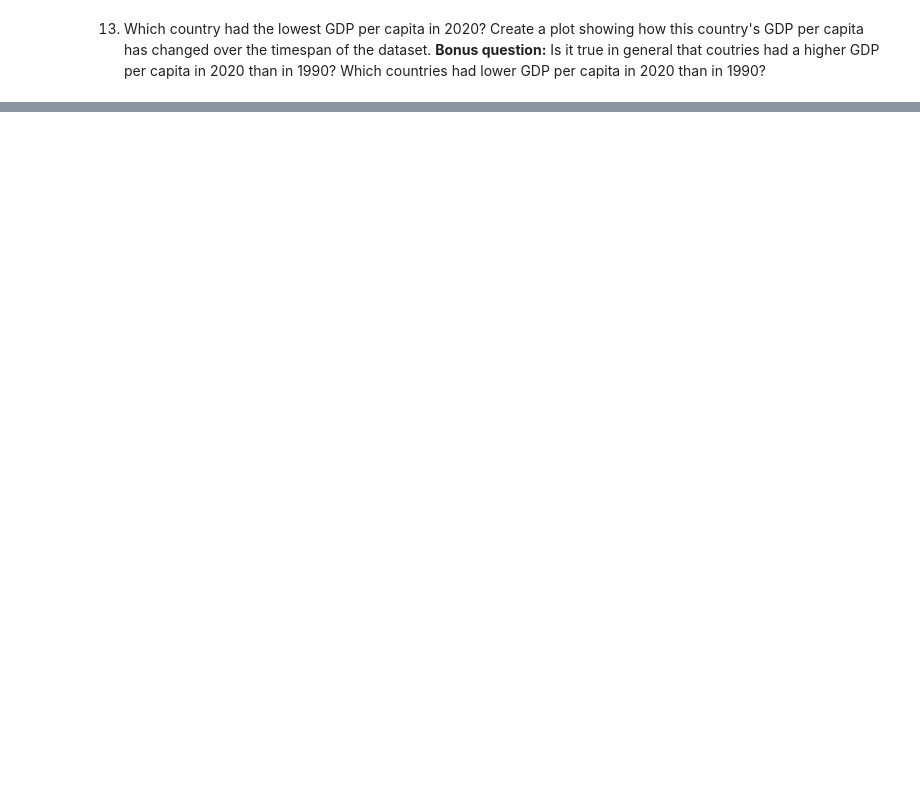
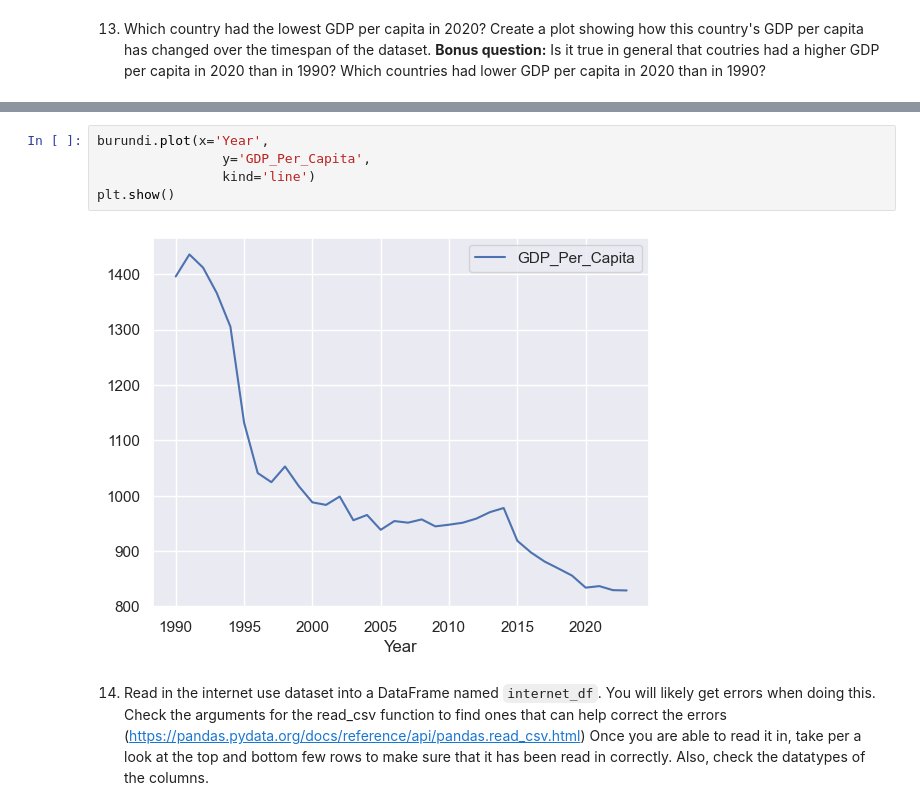
Before and after one commit to NSS-Data-Analytics-Cohort-14/gdp-and-internet-usage-Djmayfield-alt, a Jupyter notebook: notebooks/gdp_project.ipynb, the cells around one changed output, grey strips where cells are left out. Cells and saved outputs as stored; diff of their text form; blank space fills up the shorter version.

```diff
--- a/notebooks/gdp_project.ipynb
+++ b/notebooks/gdp_project.ipynb
@@ -221,0 +258,9 @@ gdp_df[gdp_df['GDP_Per_Capita'] == 128256.5603407562]
+# %%
+burundi.plot(x='Year',
+                y='GDP_Per_Capita',
+                kind='line')
+plt.show()
+# %% [output]
+[figure, added]
+# %% [markdown]
+14. Read in the internet use dataset into a DataFrame named `internet_df`. You will likely get errors when doing this. Check the arguments for the read_csv function to find ones that can help correct the errors (https://pandas.pydata.org/docs/reference/api/pandas.read_csv.html) Once you are able to read it in, take per a look at the top and bottom few rows to make sure that it has been read in correctly. Also, check the datatypes of the columns.
```
Also changed, not shown: parts of 5 cells of this notebook.
